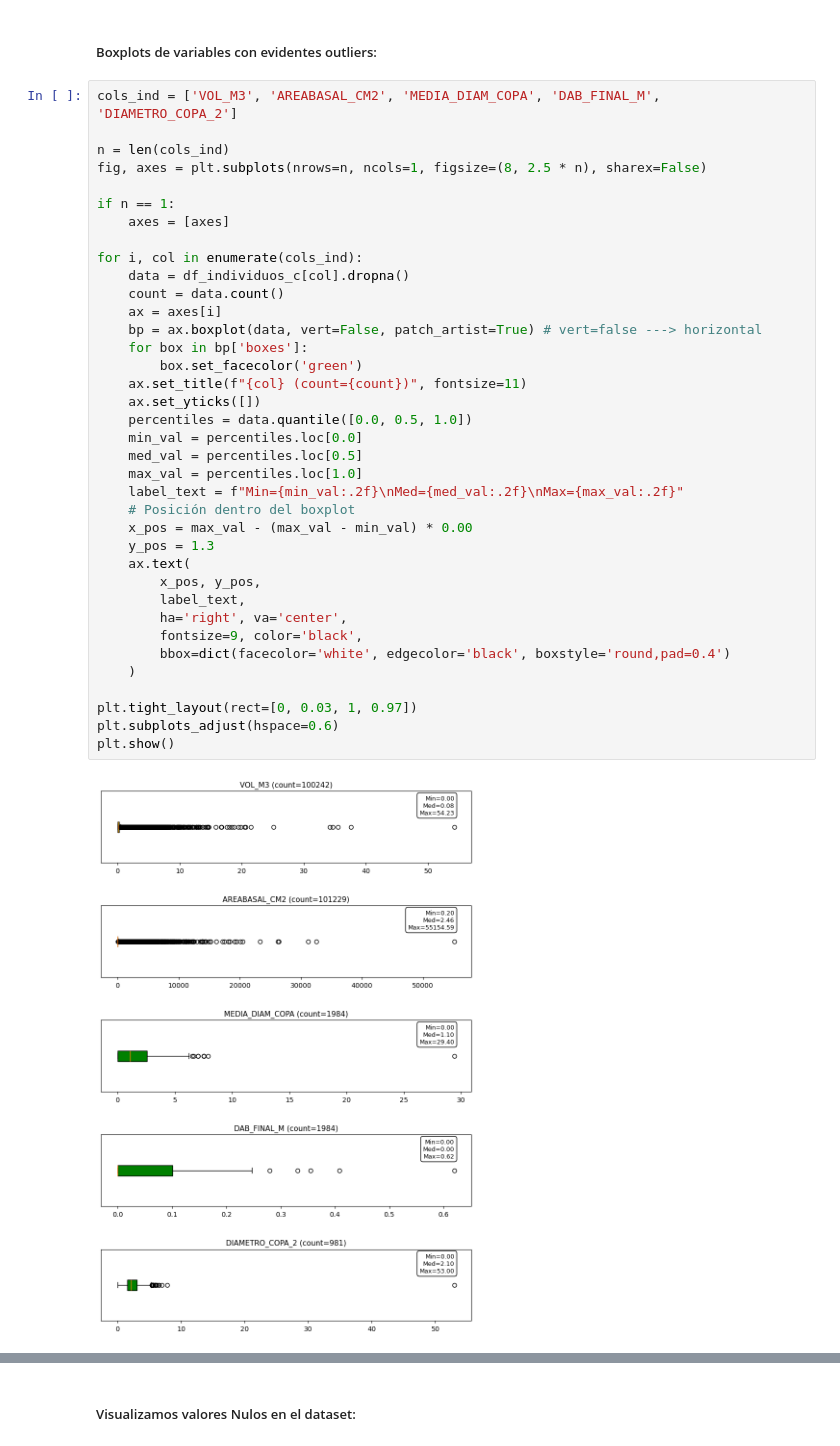
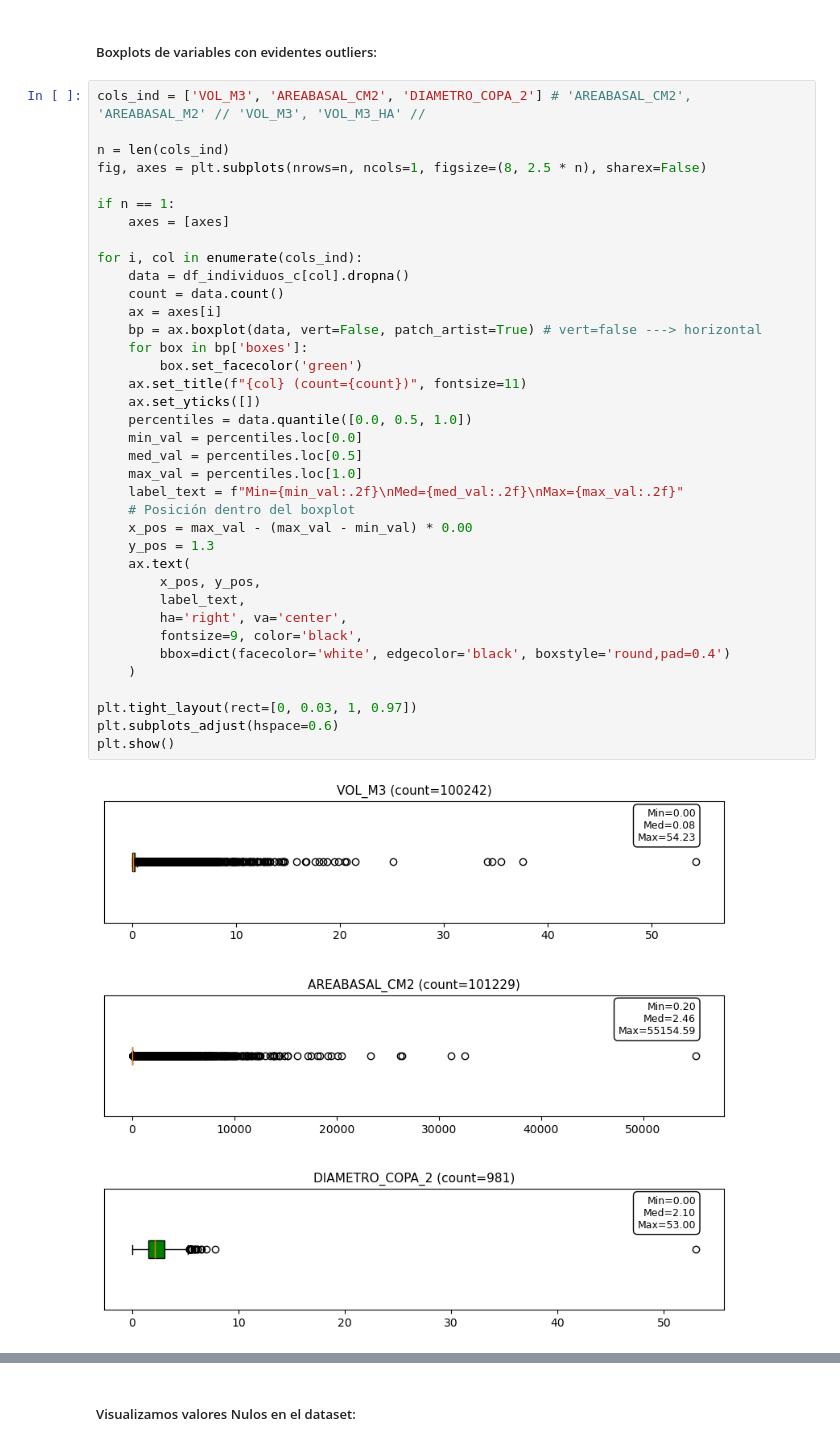
Before and after one commit to poggiogu/DiploDatos2025_Mentoria_17, a Jupyter notebook: mentoria_17_tp2.ipynb, the cells around one changed output, grey strips where cells are left out. Saved outputs shown, nothing was run; the diff lists cells and outputs as text.

```diff
--- a/mentoria_17_tp2.ipynb
+++ b/mentoria_17_tp2.ipynb
@@ -200,7 +208,7 @@ df_individuos_c = df_individuos.copy()
 # %% [markdown]
 ##### Boxplots de variables con evidentes  outliers:
 # %%
-cols_ind = ['VOL_M3', 'AREABASAL_CM2', 'MEDIA_DIAM_COPA', 'DAB_FINAL_M', 'DIAMETRO_COPA_2']
+cols_ind = ['VOL_M3', 'AREABASAL_CM2', 'DIAMETRO_COPA_2'] # 'AREABASAL_CM2', 'AREABASAL_M2' // 'VOL_M3', 'VOL_M3_HA' //
 
 n = len(cols_ind)
 fig, axes = plt.subplots(nrows=n, ncols=1, figsize=(8, 2.5 * n), sharex=False)
@@ -210,31 +218,31 @@ if n == 1:
 
 for i, col in enumerate(cols_ind):
     data = df_individuos_c[col].dropna()
     count = data.count()
     ax = axes[i]
     bp = ax.boxplot(data, vert=False, patch_artist=True) # vert=false ---> horizontal
     for box in bp['boxes']:
         box.set_facecolor('green')
     ax.set_title(f"{col} (count={count})", fontsize=11)
     ax.set_yticks([])
     percentiles = data.quantile([0.0, 0.5, 1.0])
     min_val = percentiles.loc[0.0]
     med_val = percentiles.loc[0.5]
     max_val = percentiles.loc[1.0]
     label_text = f"Min={min_val:.2f}\nMed={med_val:.2f}\nMax={max_val:.2f}"
     # Posición dentro del boxplot
     x_pos = max_val - (max_val - min_val) * 0.00
     y_pos = 1.3
     ax.text(
         x_pos, y_pos,
         label_text,
         ha='right', va='center',
         fontsize=9, color='black',
         bbox=dict(facecolor='white', edgecolor='black', boxstyle='round,pad=0.4')
     )
 
 plt.tight_layout(rect=[0, 0.03, 1, 0.97])
 plt.subplots_adjust(hspace=0.6)
 plt.show()
 # %% [output]
-[figure, old version]
+[figure, new version]
```
Also changed, not shown: parts of 46 cells of this notebook.
